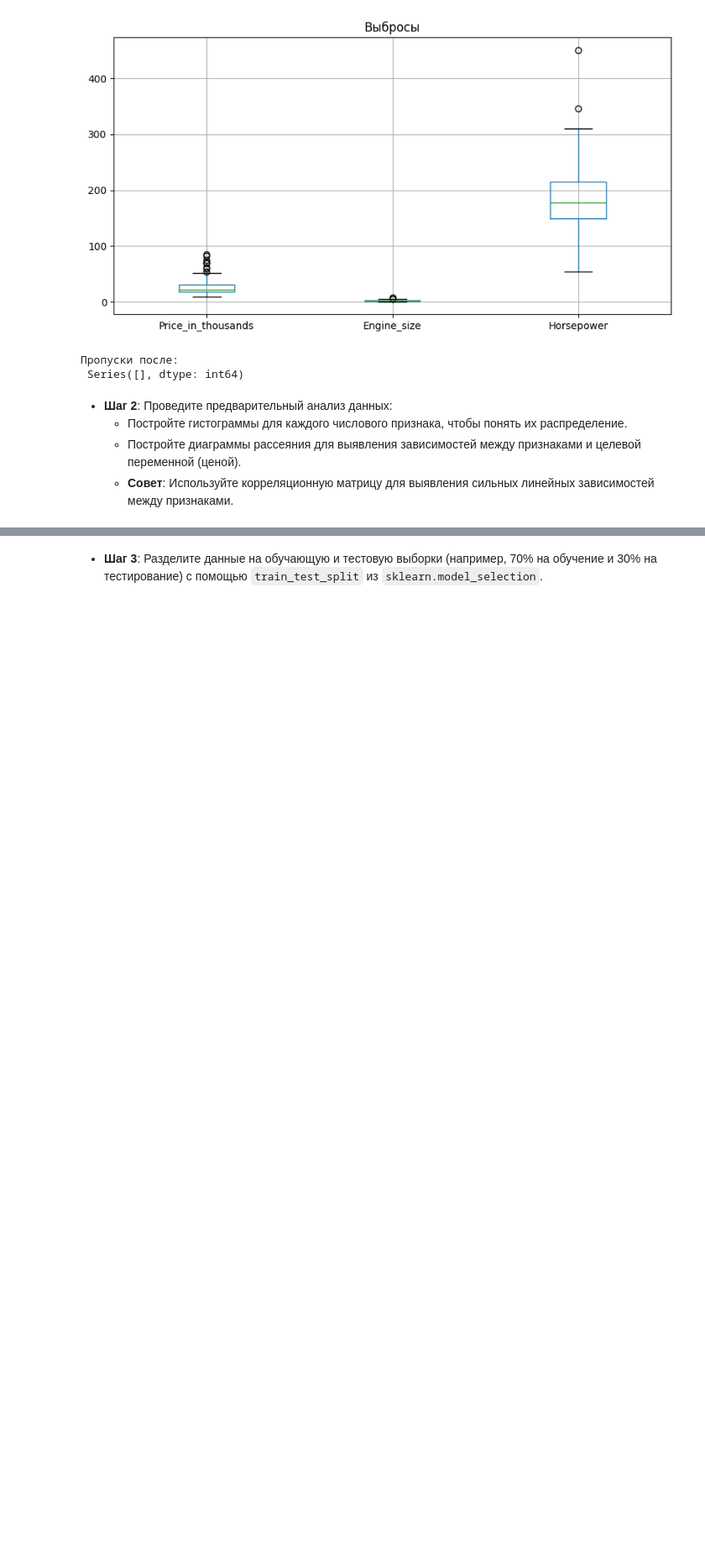
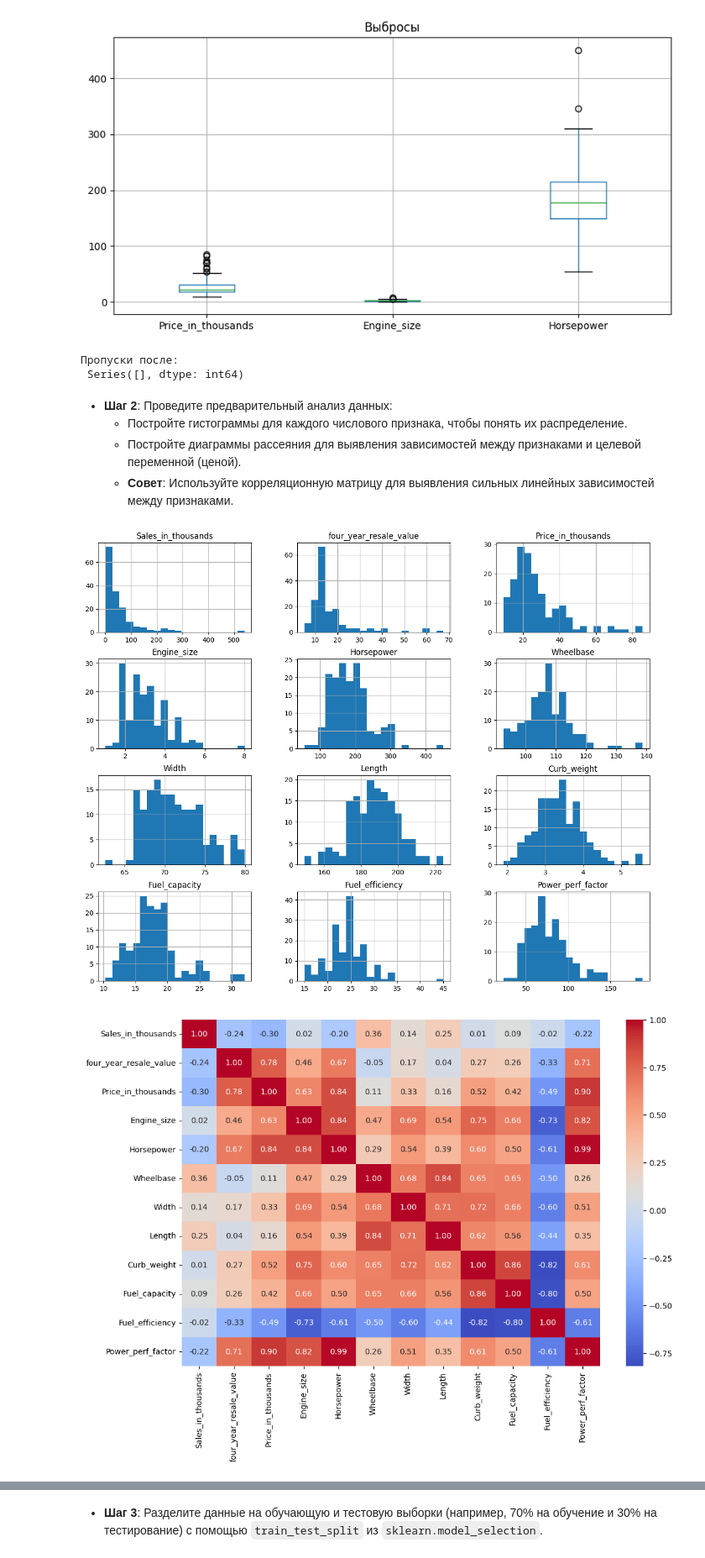
Before and after one commit to re-side/ml_basic, a Jupyter notebook: Практическая_работа_№5_Линейная_и_логистическая_регрессия.ipynb, the cells around one changed output, grey strips where cells are left out. Shown at 84% size. Cells and saved outputs as stored; diff of their text form; code cells hidden in the pictures; blank space fills up the shorter version.

```diff
--- a/Практическая_работа_№5_Линейная_и_логистическая_регрессия.ipynb
+++ b/Практическая_работа_№5_Линейная_и_логистическая_регрессия.ipynb
@@ -58,0 +57,15 @@ dtype: int64
+# %%
+df.hist(figsize=(15, 12), bins=20)
+plt.show()
+
+plt.figure(figsize=(12, 8))
+corr_matrix = df.select_dtypes(include='number').corr()
+sns.heatmap(corr_matrix, annot=True, fmt=".2f", cmap='coolwarm')
+plt.show()
+
+plt.figure(figsize=(8, 5))
+sns.scatterplot(data=df, x='Horsepower', y='Price_in_thousands')
+plt.show()
+# %% [output]
+[figure, added]
+[figure, added]
```
Also changed, not shown: parts of 12 cells of this notebook.
